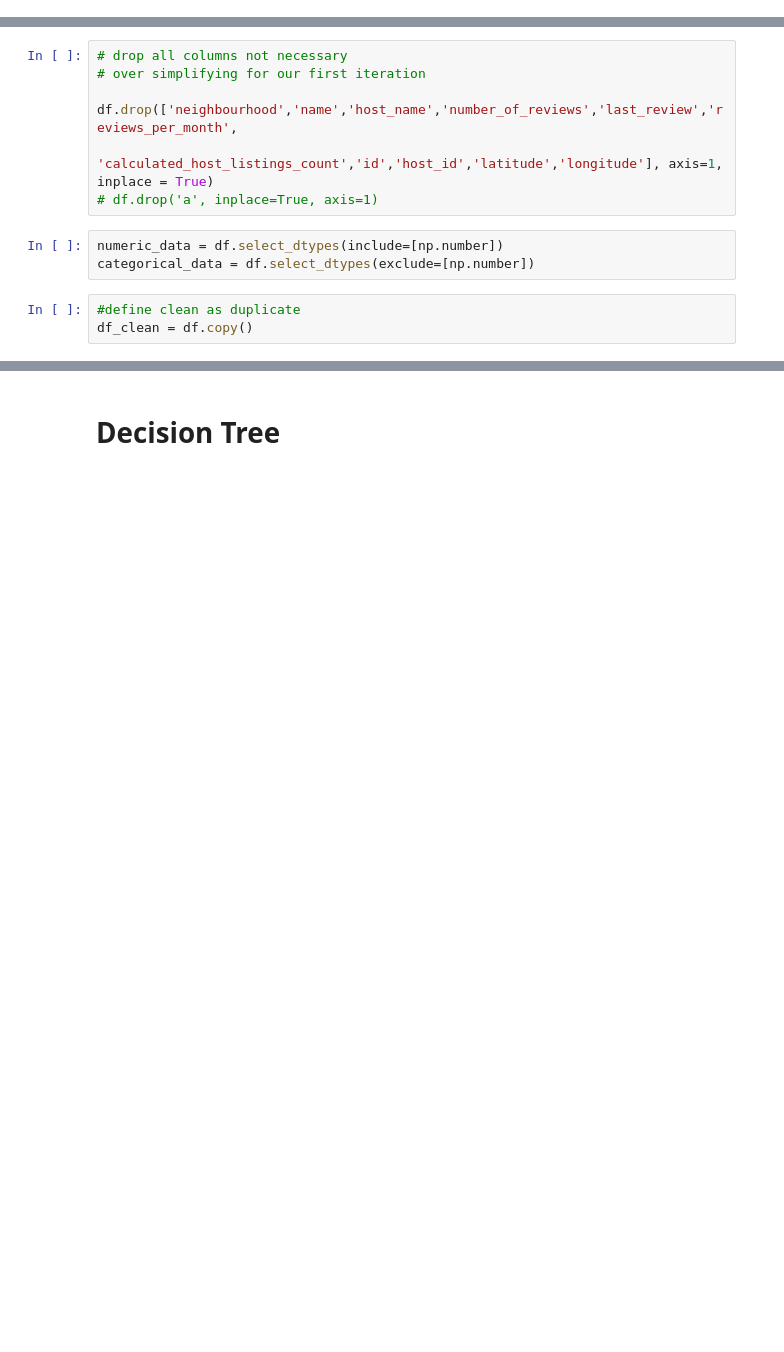
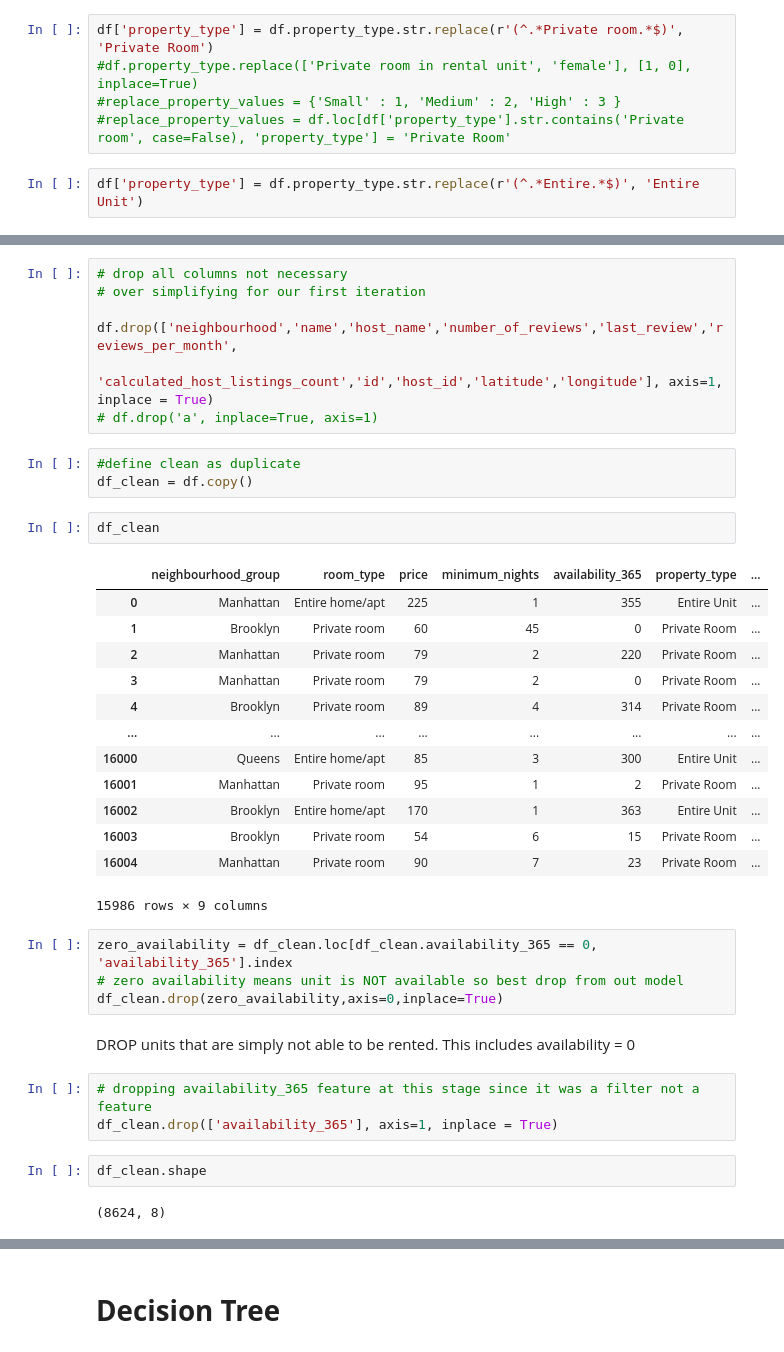
Before and after one commit to tanvir1985/MachineLearning-AMII, a Jupyter notebook: PA4_Team1_W23.ipynb, the cells around one changed output, grey strips where cells are left out. Cells and saved outputs as stored; diff of their text form; blank space fills up the shorter version.

```diff
--- a/PA4_Team1_W23.ipynb
+++ b/PA4_Team1_W23.ipynb
@@ -126,0 +146,7 @@ df['bathrooms'] = df['bathrooms_text'].str.extract(r'\b([\d.]+)\b')
+# %%
+df['property_type'] = df.property_type.str.replace(r'(^.*Private room.*$)', 'Private Room')
+#df.property_type.replace(['Private room in rental unit', 'female'], [1, 0], inplace=True)
+#replace_property_values = {'Small' : 1, 'Medium' : 2, 'High' : 3 }
+#replace_property_values = df.loc[df['property_type'].str.contains('Private room', case=False), 'property_type'] = 'Private Room'
+# %%
+df['property_type'] = df.property_type.str.replace(r'(^.*Entire.*$)', 'Entire Unit')
@@ -200,9 +236,35 @@ Index(['id', 'name', 'host_id', 'host_name', 'neighbourhood_group',
 df.drop(['neighbourhood','name','host_name','number_of_reviews','last_review','reviews_per_month',
          'calculated_host_listings_count','id','host_id','latitude','longitude'], axis=1, inplace = True)
 # df.drop('a', inplace=True, axis=1)
-# %%
-numeric_data = df.select_dtypes(include=[np.number])
-categorical_data = df.select_dtypes(exclude=[np.number])
 # %%
 #define clean as duplicate
 df_clean = df.copy()
+# %%
+df_clean
+# %% [output]
+|  | neighbourhood_group | room_type | price | minimum_nights | availability_365 | property_type | ... |
+| 0 | Manhattan | Entire home/apt | 225 | 1 | 355 | Entire Unit | ... |
+| 1 | Brooklyn | Private room | 60 | 45 | 0 | Private Room | ... |
+| 2 | Manhattan | Private room | 79 | 2 | 220 | Private Room | ... |
+| 3 | Manhattan | Private room | 79 | 2 | 0 | Private Room | ... |
+| 4 | Brooklyn | Private room | 89 | 4 | 314 | Private Room | ... |
+| ... | ... | ... | ... | ... | ... | ... | ... |
+| 16000 | Queens | Entire home/apt | 85 | 3 | 300 | Entire Unit | ... |
+| 16001 | Manhattan | Private room | 95 | 1 | 2 | Private Room | ... |
+| 16002 | Brooklyn | Entire home/apt | 170 | 1 | 363 | Entire Unit | ... |
+| 16003 | Brooklyn | Private room | 54 | 6 | 15 | Private Room | ... |
+| 16004 | Manhattan | Private room | 90 | 7 | 23 | Private Room | ... |
+15986 rows × 9 columns
+# %%
+zero_availability = df_clean.loc[df_clean.availability_365 == 0, 'availability_365'].index
+# zero availability means unit is NOT available so best drop from out model
+df_clean.drop(zero_availability,axis=0,inplace=True)
+# %% [markdown]
+DROP units that are simply not able to be rented. This includes availability = 0
+# %%
+# dropping availability_365 feature at this stage since it was a filter not a feature
+df_clean.drop(['availability_365'], axis=1, inplace = True)
+# %%
+df_clean.shape
+# %% [output]
+(8624, 8)
```
Also changed, not shown: parts of 45 cells of this notebook.
